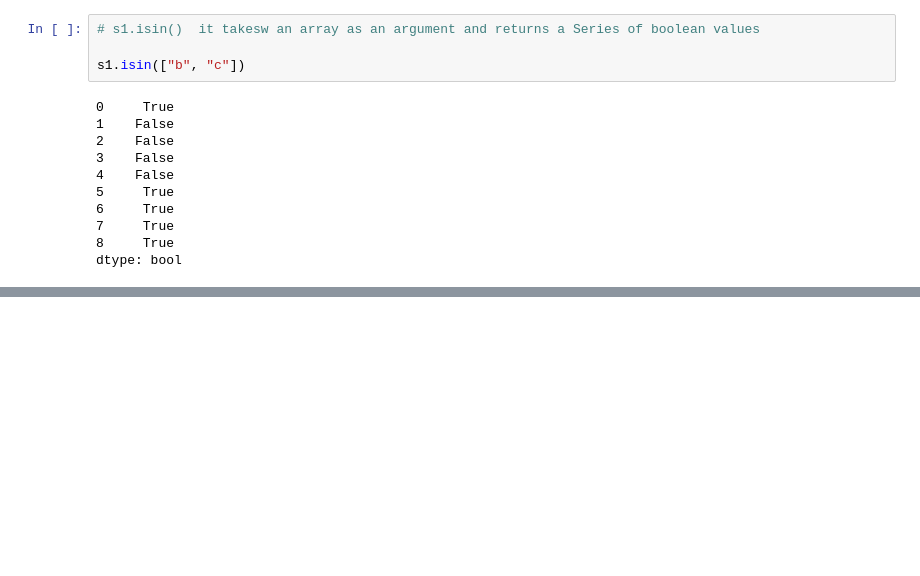
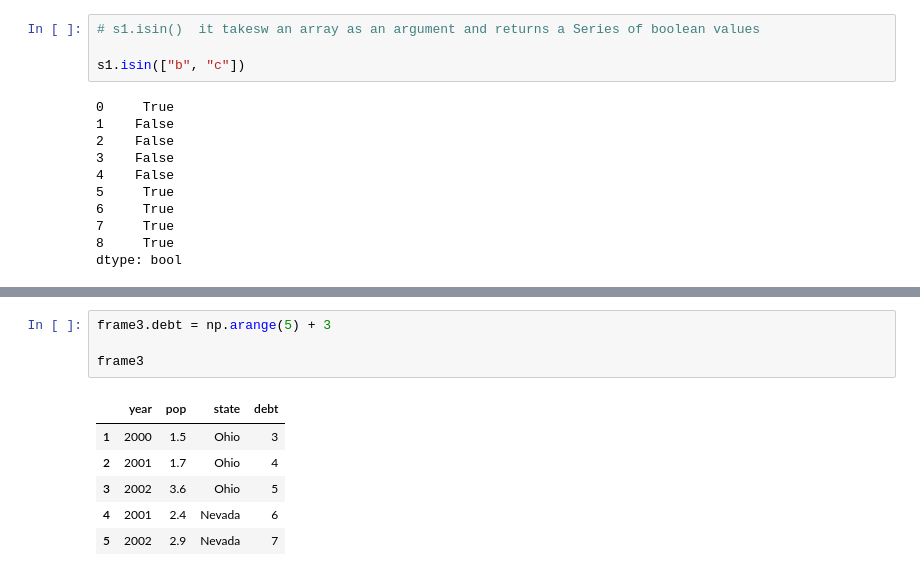
Before and after one commit to EthanHe10/data_analysis_in_python, a Jupyter notebook: notebooks/PandasBasis.ipynb, the cells around one changed output, grey strips where cells are left out. Cells and saved outputs as stored; diff of their text form; blank space fills up the shorter version.

```diff
--- a/notebooks/PandasBasis.ipynb
+++ b/notebooks/PandasBasis.ipynb
@@ -426,0 +569,11 @@ dtype: bool
+# %%
+frame3.debt = np.arange(5) + 3
+
+frame3
+# %% [output]
+|  | year | pop | state | debt |
+| 1 | 2000 | 1.5 | Ohio | 3 |
+| 2 | 2001 | 1.7 | Ohio | 4 |
+| 3 | 2002 | 3.6 | Ohio | 5 |
+| 4 | 2001 | 2.4 | Nevada | 6 |
+| 5 | 2002 | 2.9 | Nevada | 7 |
```
Also changed, not shown: parts of 40 cells of this notebook, 1 other file.
